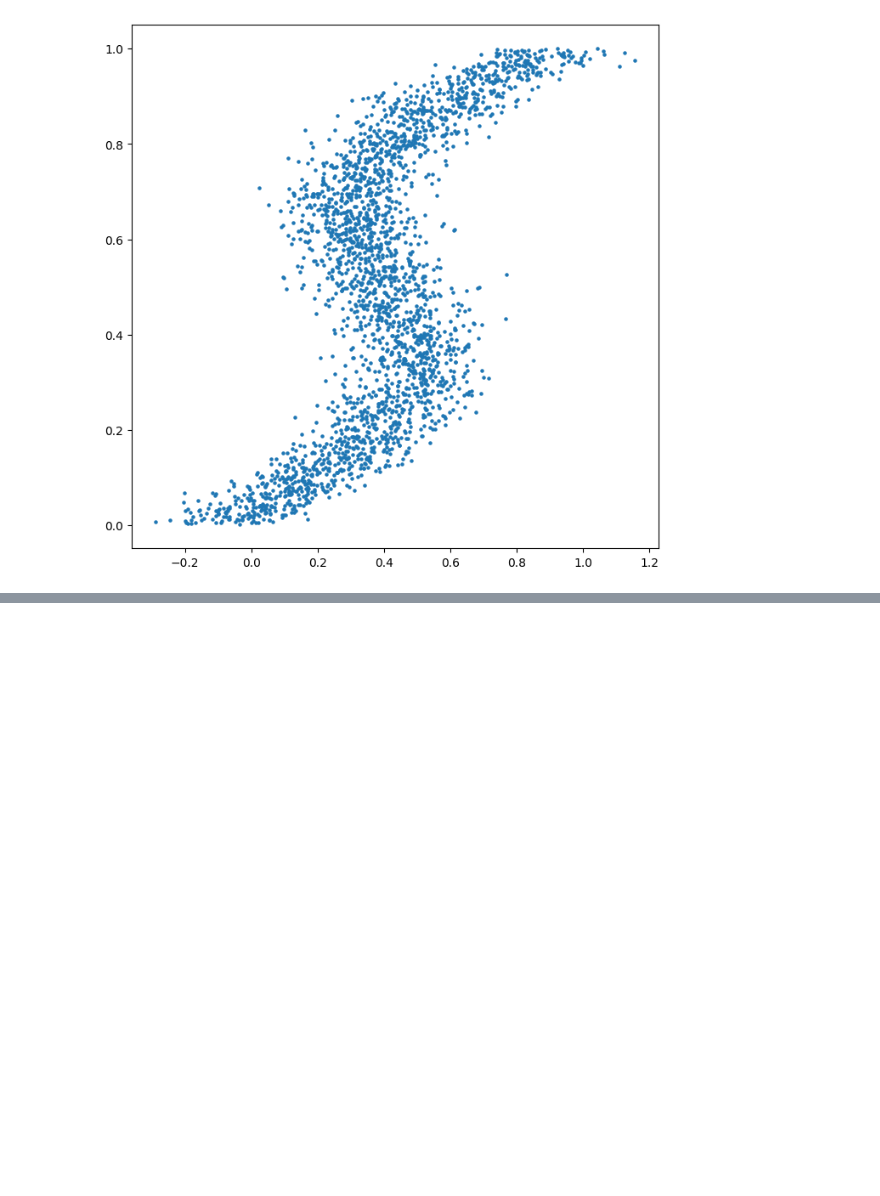
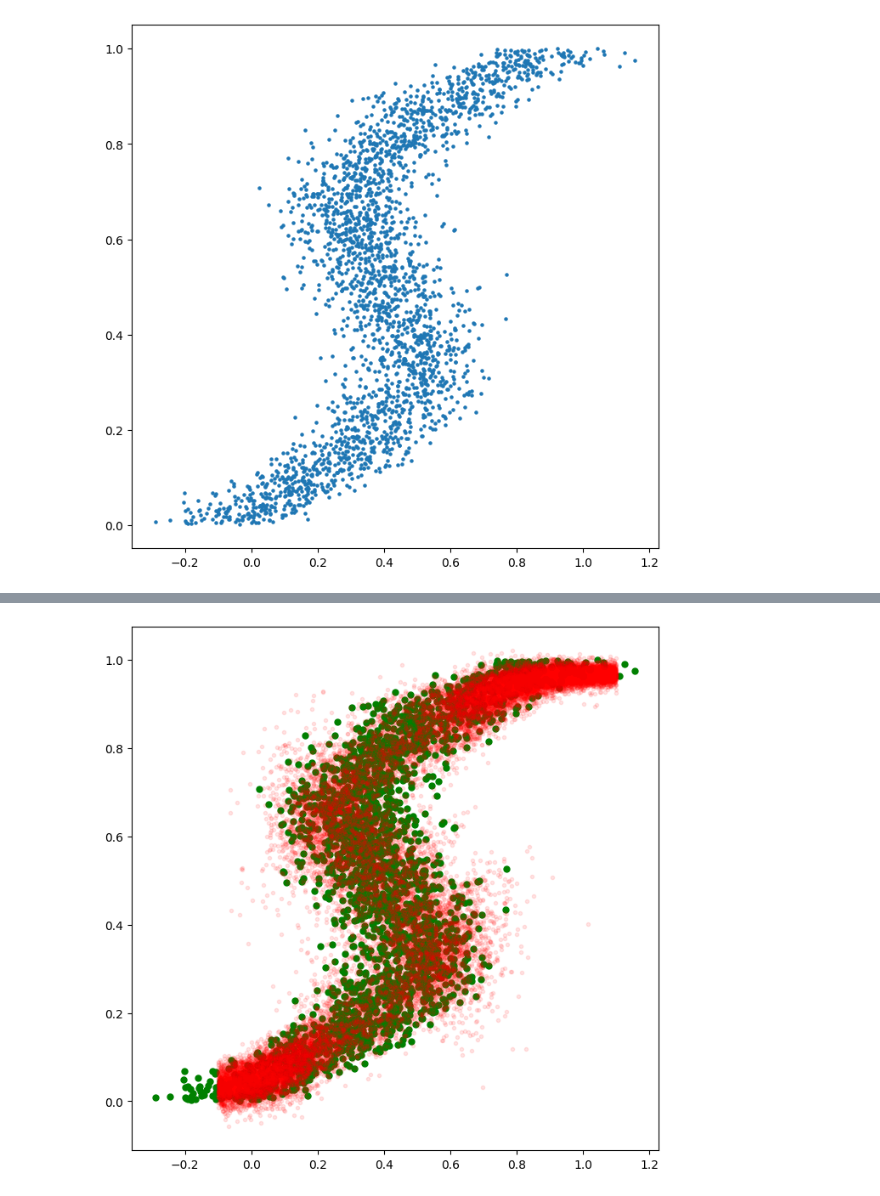
Before and after one commit to htjb/mixture-density-networks, a Jupyter notebook: tutorial.ipynb, the cells around one changed output, grey strips where cells are left out. Cells and saved outputs as stored; diff of their text form; code cells hidden in the pictures; blank space fills up the shorter version.

```diff
--- a/tutorial.ipynb
+++ b/tutorial.ipynb
@@ -159,0 +298,6 @@ Need
+# %%
+plt.plot(x_train_inv, y_train_inv, 'go', markersize=5)
+for i in range(pred.shape[1]):
+    plt.plot(x_test, pred.data.numpy()[:, i].reshape(n, 1), 'r.', alpha=0.1)
+# %% [output]
+[figure, added]
```
Also changed, not shown: parts of 9 cells of this notebook.
